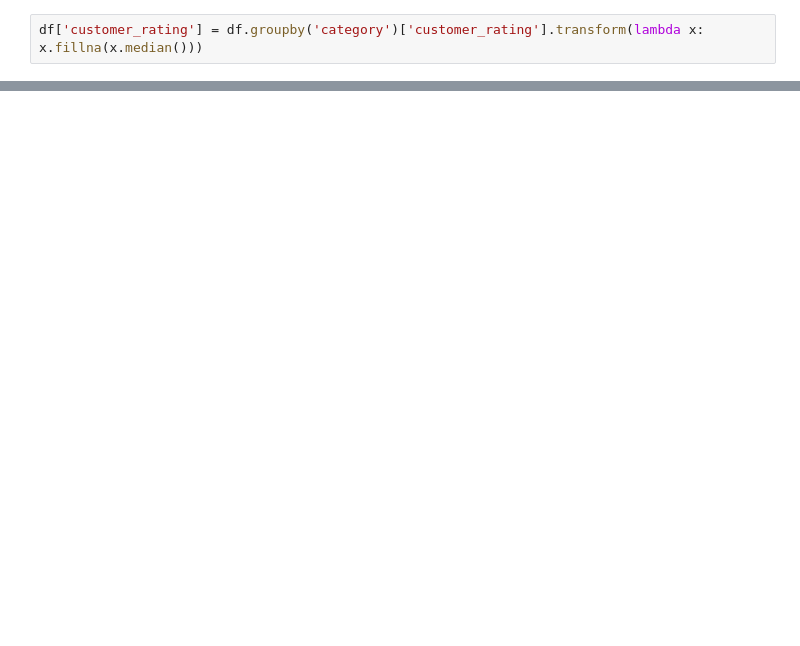
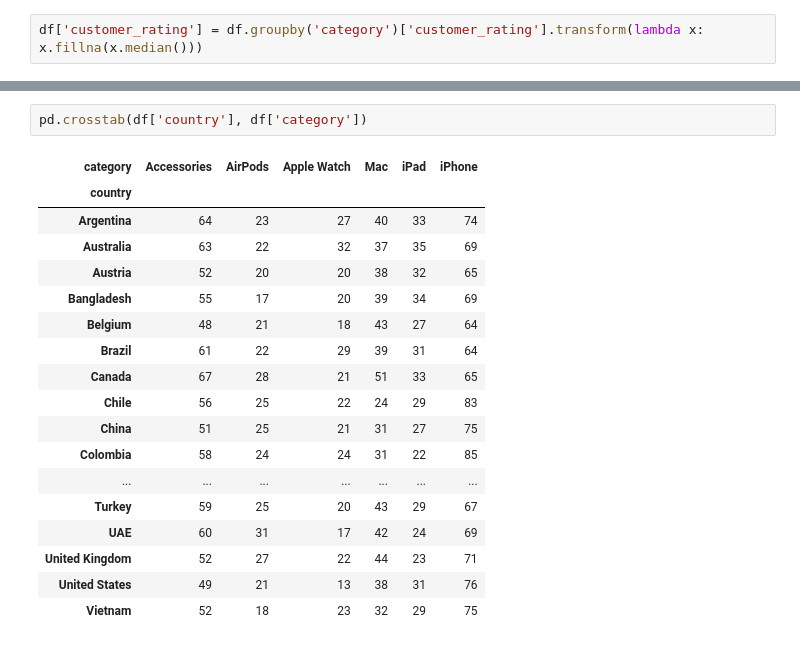
Before and after one commit to Toriq29/Apple-Global-Product-Sales-Dataset-Analysis, a Jupyter notebook: notebook/analyst.ipynb, the cells around one changed output, grey strips where cells are left out. Saved outputs shown, nothing was run; the diff lists cells and outputs as text; blank space fills up the shorter version.

```diff
--- a/notebook/analyst.ipynb
+++ b/notebook/analyst.ipynb
@@ -139,0 +257,21 @@ correlation_matrix
+# %%
+pd.crosstab(df['country'], df['category'])
+# %% [output]
+| category | Accessories | AirPods | Apple Watch | Mac | iPad | iPhone |
+| country |  |  |  |  |  |  |
+| Argentina | 64 | 23 | 27 | 40 | 33 | 74 |
+| Australia | 63 | 22 | 32 | 37 | 35 | 69 |
+| Austria | 52 | 20 | 20 | 38 | 32 | 65 |
+| Bangladesh | 55 | 17 | 20 | 39 | 34 | 69 |
+| Belgium | 48 | 21 | 18 | 43 | 27 | 64 |
+| Brazil | 61 | 22 | 29 | 39 | 31 | 64 |
+| Canada | 67 | 28 | 21 | 51 | 33 | 65 |
+| Chile | 56 | 25 | 22 | 24 | 29 | 83 |
+| China | 51 | 25 | 21 | 31 | 27 | 75 |
+| Colombia | 58 | 24 | 24 | 31 | 22 | 85 |
+| ... | ... | ... | ... | ... | ... | ... |
+| Turkey | 59 | 25 | 20 | 43 | 29 | 67 |
+| UAE | 60 | 31 | 17 | 42 | 24 | 69 |
+| United Kingdom | 52 | 27 | 22 | 44 | 23 | 71 |
+| United States | 49 | 21 | 13 | 38 | 31 | 76 |
+| Vietnam | 52 | 18 | 23 | 32 | 29 | 75 |
```
Also changed, not shown: parts of 22 cells of this notebook.
